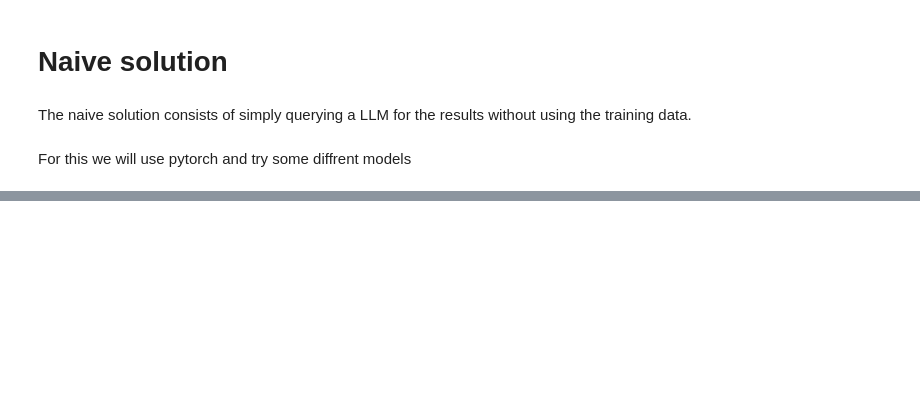
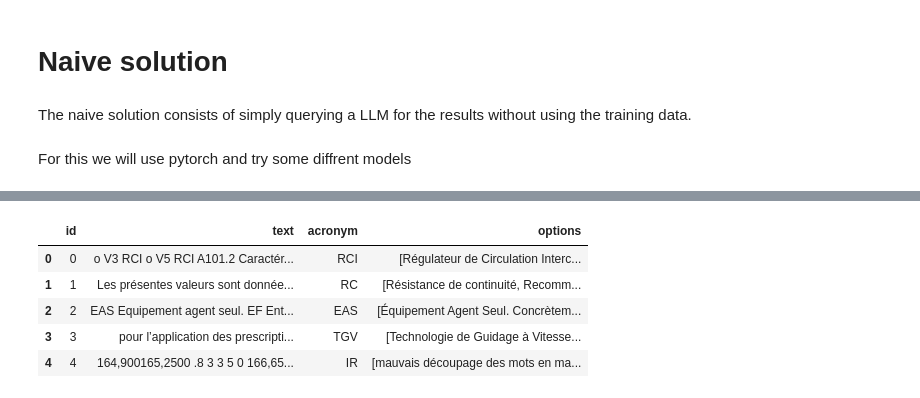
Before and after one commit to Santfogu/Projet-DM, a Jupyter notebook: naive-solution.ipynb, the cells around one changed output, grey strips where cells are left out. Cells and saved outputs as stored; diff of their text form; code cells hidden in the pictures; blank space fills up the shorter version.

```diff
--- a/naive-solution.ipynb
+++ b/naive-solution.ipynb
@@ -66,0 +198,10 @@ Here we got an eco, the llm generates responses from the user and also responds
+# %%
+test_df = pd.read_json('./data/test_v4.jsonl', lines=True)
+test_df.head()
+# %% [output]
+|  | id | text | acronym | options |
+| 0 | 0 | o V3 RCI o V5 RCI A101.2 Caractér... | RCI | [Régulateur de Circulation Interc... |
+| 1 | 1 | Les présentes valeurs sont donnée... | RC | [Résistance de continuité, Recomm... |
+| 2 | 2 | EAS Equipement agent seul. EF Ent... | EAS | [Équipement Agent Seul. Concrètem... |
+| 3 | 3 | pour l’application des prescripti... | TGV | [Technologie de Guidage à Vitesse... |
+| 4 | 4 | 164,900165,2500 .8 3 3 5 0 166,65... | IR | [mauvais découpage des mots en ma... |
```
Also changed, not shown: parts of 27 cells of this notebook, 1 other file.
